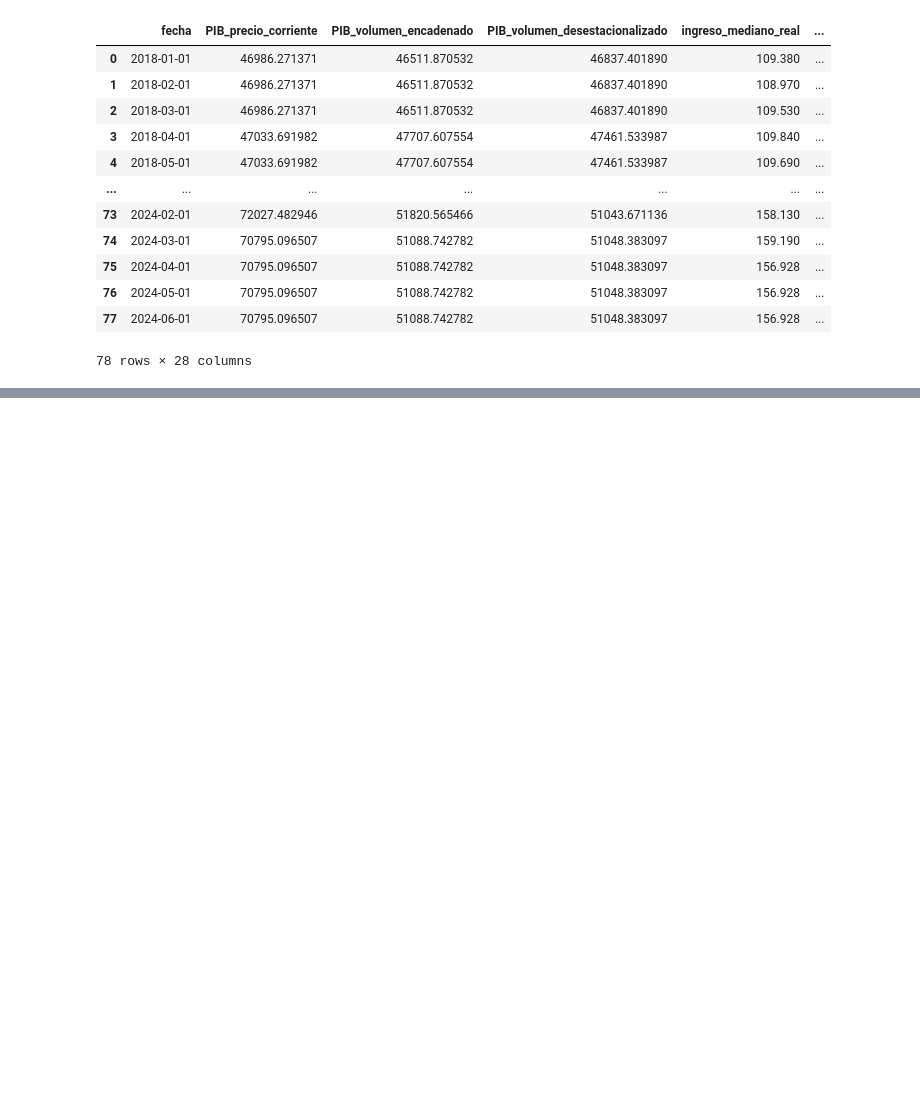
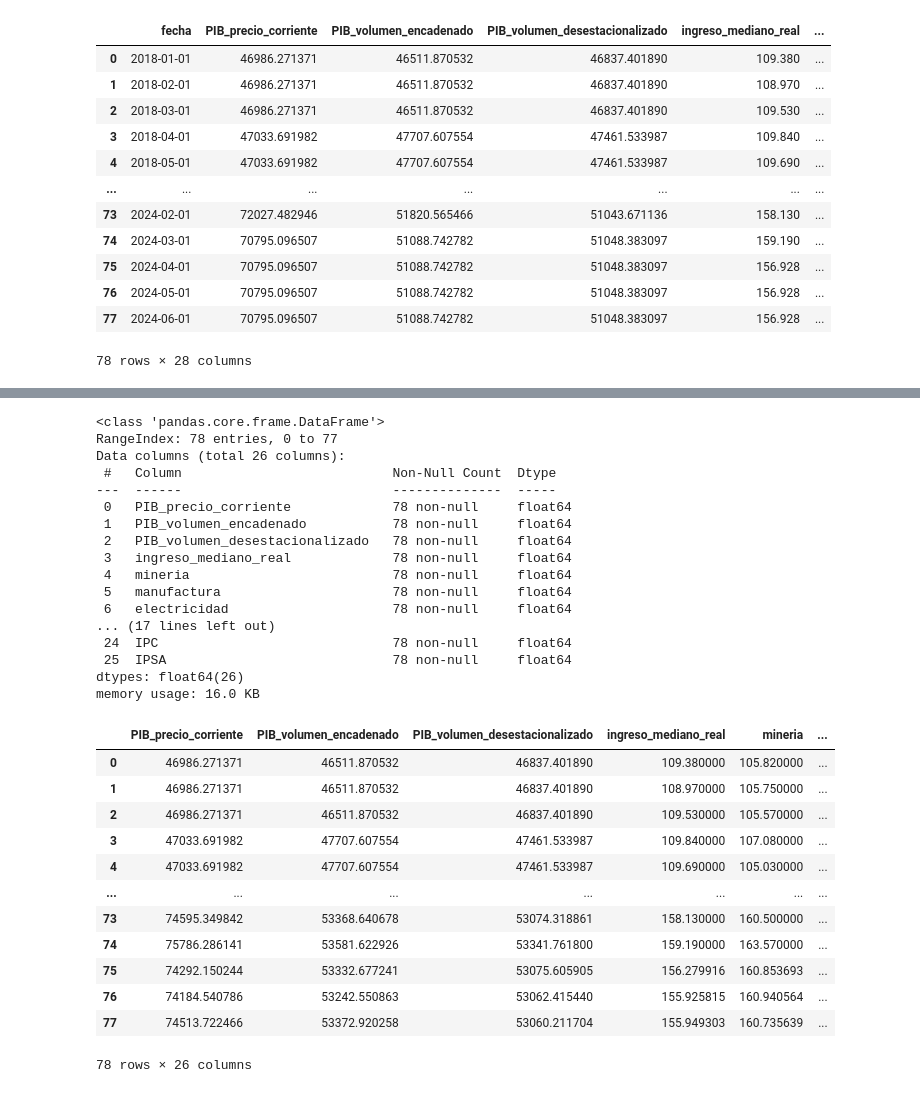
Before and after one commit to josegdotcom/imt2200-actividad-2024, a Jupyter notebook: Proyecto IMT2200 - Analisis de Datos.ipynb, the cells around one changed output, grey strips where cells are left out. Drawn from its saved outputs; the diff is of its cells as text; code cells hidden in the pictures; blank space fills up the shorter version.

```diff
--- a/Proyecto IMT2200 - Analisis de Datos.ipynb
+++ b/Proyecto IMT2200 - Analisis de Datos.ipynb
@@ -243,0 +278,45 @@ memory usage: 16.9 KB
+# %%
+from sklearn.experimental import enable_iterative_imputer  # Habilita el IterativeImputer
+from sklearn.impute import IterativeImputer
+#from sklearn.ensemble import RandomForestRegressor
+
+df_economia_2 = df_economia.iloc[:,1:].copy()
+
+imputer = IterativeImputer(max_iter=100,random_state=42)
+imputed = imputer.fit_transform(df_economia_2)
+df_imputed = pd.DataFrame(imputed, columns=df_economia_2.columns)
+
+
+df_imputed.info()
+df_imputed
+# %% [output]
+<class 'pandas.core.frame.DataFrame'>
+RangeIndex: 78 entries, 0 to 77
+Data columns (total 26 columns):
+ #   Column                           Non-Null Count  Dtype
+---  ------                           --------------  -----
+ 0   PIB_precio_corriente             78 non-null     float64
+ 1   PIB_volumen_encadenado           78 non-null     float64
+ 2   PIB_volumen_desestacionalizado   78 non-null     float64
+ 3   ingreso_mediano_real             78 non-null     float64
+ 4   mineria                          78 non-null     float64
+ 5   manufactura                      78 non-null     float64
+ 6   electricidad                     78 non-null     float64
+... (17 lines left out)
+ 24  IPC                              78 non-null     float64
+ 25  IPSA                             78 non-null     float64
+dtypes: float64(26)
+memory usage: 16.0 KB
+|  | PIB_precio_corriente | PIB_volumen_encadenado | PIB_volumen_desestacionalizado | ingreso_mediano_real | mineria | ... |
+| 0 | 46986.271371 | 46511.870532 | 46837.401890 | 109.380000 | 105.820000 | ... |
+| 1 | 46986.271371 | 46511.870532 | 46837.401890 | 108.970000 | 105.750000 | ... |
+| 2 | 46986.271371 | 46511.870532 | 46837.401890 | 109.530000 | 105.570000 | ... |
+| 3 | 47033.691982 | 47707.607554 | 47461.533987 | 109.840000 | 107.080000 | ... |
+| 4 | 47033.691982 | 47707.607554 | 47461.533987 | 109.690000 | 105.030000 | ... |
+| ... | ... | ... | ... | ... | ... | ... |
+| 73 | 74595.349842 | 53368.640678 | 53074.318861 | 158.130000 | 160.500000 | ... |
+| 74 | 75786.286141 | 53581.622926 | 53341.761800 | 159.190000 | 163.570000 | ... |
+| 75 | 74292.150244 | 53332.677241 | 53075.605905 | 156.279916 | 160.853693 | ... |
+| 76 | 74184.540786 | 53242.550863 | 53062.415440 | 155.925815 | 160.940564 | ... |
+| 77 | 74513.722466 | 53372.920258 | 53060.211704 | 155.949303 | 160.735639 | ... |
+78 rows × 26 columns
```
Also changed, not shown: parts of 5 cells of this notebook.
